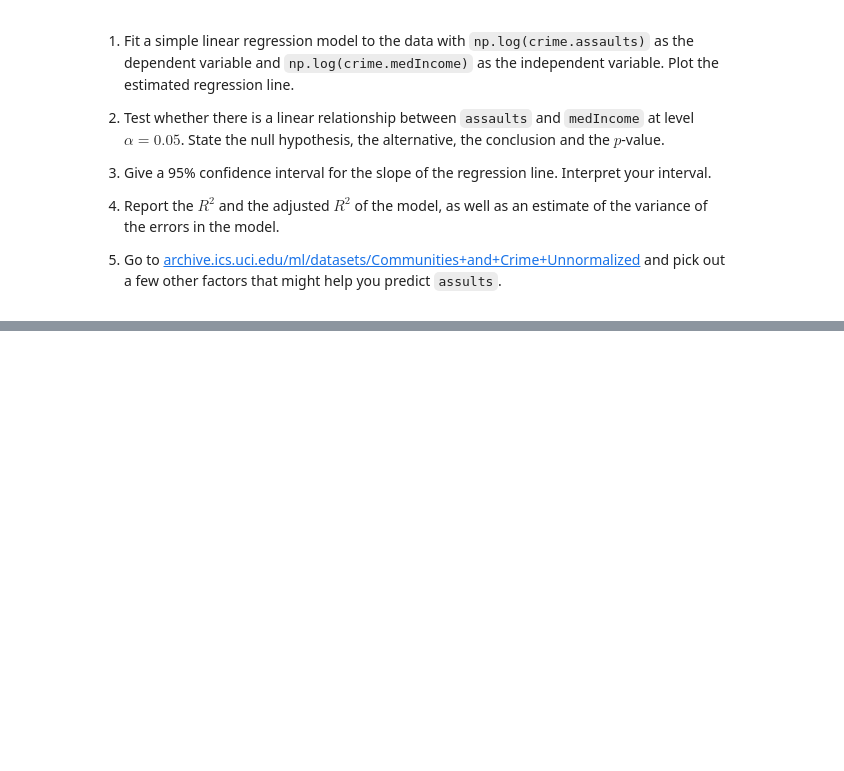
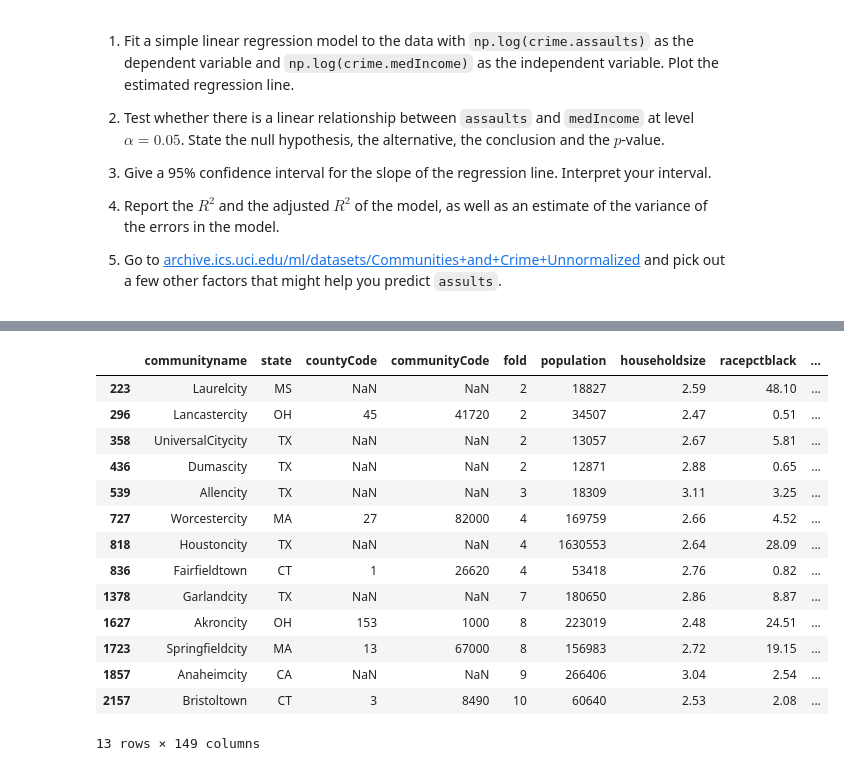
Before and after one commit to ruthwlw/DAT_SF_14, a Jupyter notebook: labs/6_regression_and_regularization-Copy1.ipynb, the cells around one changed output, grey strips where cells are left out. Drawn from its saved outputs; the diff is of its cells as text; code cells hidden in the pictures; blank space fills up the shorter version.

```diff
--- a/labs/6_regression_and_regularization-Copy1.ipynb
+++ b/labs/6_regression_and_regularization-Copy1.ipynb
@@ -399,0 +429,4 @@ crime = pd.read_csv("http://archive.ics.uci.edu/ml/machine-learning-databases/00
+# %%
+crime['Y'] = np.log(crime.assaults)
+crime ['X'] =  np.log(crime.medIncome)
+print crime.describe()
@@ -399,0 +451,18 @@ crime = pd.read_csv("http://archive.ics.uci.edu/ml/machine-learning-databases/00
+# %%
+crime[crime.Y.isnull()]
+# %% [output]
+|  | communityname | state | countyCode | communityCode | fold | population | householdsize | racepctblack | ... |
+| 223 | Laurelcity | MS | NaN | NaN | 2 | 18827 | 2.59 | 48.10 | ... |
+| 296 | Lancastercity | OH | 45 | 41720 | 2 | 34507 | 2.47 | 0.51 | ... |
+| 358 | UniversalCitycity | TX | NaN | NaN | 2 | 13057 | 2.67 | 5.81 | ... |
+| 436 | Dumascity | TX | NaN | NaN | 2 | 12871 | 2.88 | 0.65 | ... |
+| 539 | Allencity | TX | NaN | NaN | 3 | 18309 | 3.11 | 3.25 | ... |
+| 727 | Worcestercity | MA | 27 | 82000 | 4 | 169759 | 2.66 | 4.52 | ... |
+| 818 | Houstoncity | TX | NaN | NaN | 4 | 1630553 | 2.64 | 28.09 | ... |
+| 836 | Fairfieldtown | CT | 1 | 26620 | 4 | 53418 | 2.76 | 0.82 | ... |
+| 1378 | Garlandcity | TX | NaN | NaN | 7 | 180650 | 2.86 | 8.87 | ... |
+| 1627 | Akroncity | OH | 153 | 1000 | 8 | 223019 | 2.48 | 24.51 | ... |
+| 1723 | Springfieldcity | MA | 13 | 67000 | 8 | 156983 | 2.72 | 19.15 | ... |
+| 1857 | Anaheimcity | CA | NaN | NaN | 9 | 266406 | 3.04 | 2.54 | ... |
+| 2157 | Bristoltown | CT | 3 | 8490 | 10 | 60640 | 2.53 | 2.08 | ... |
+13 rows × 149 columns
```
Also changed, not shown: parts of 18 cells of this notebook.
